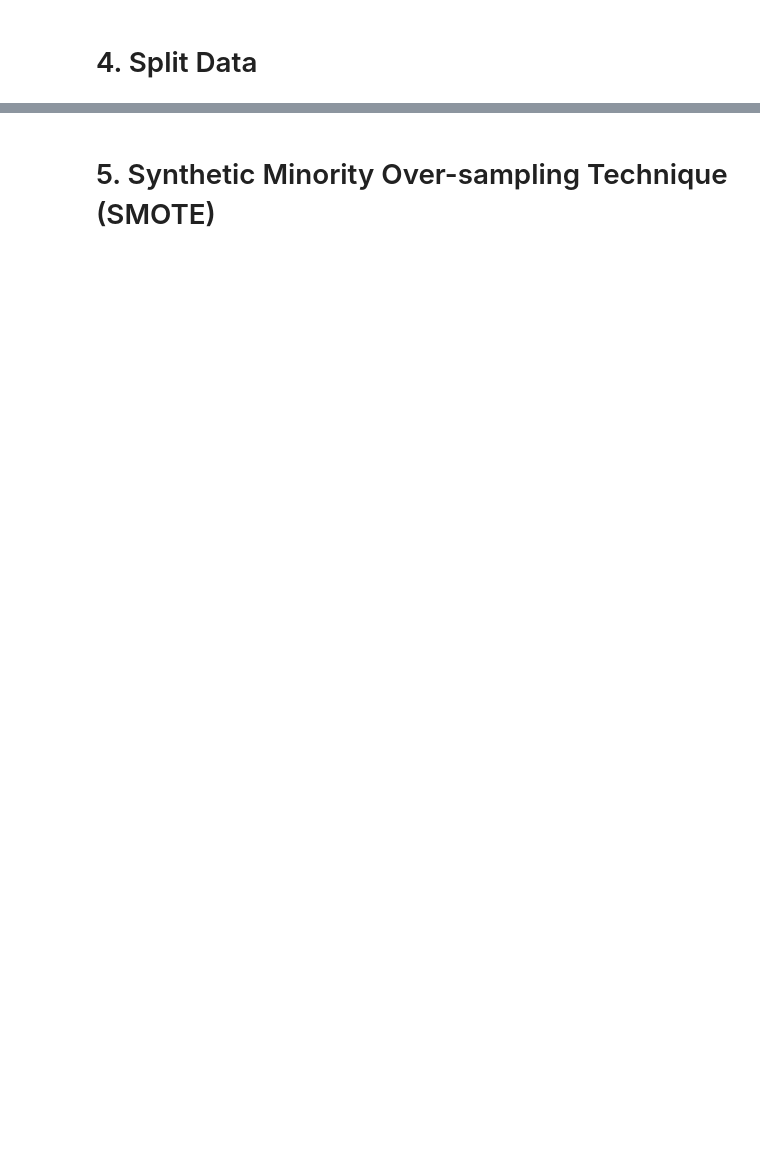
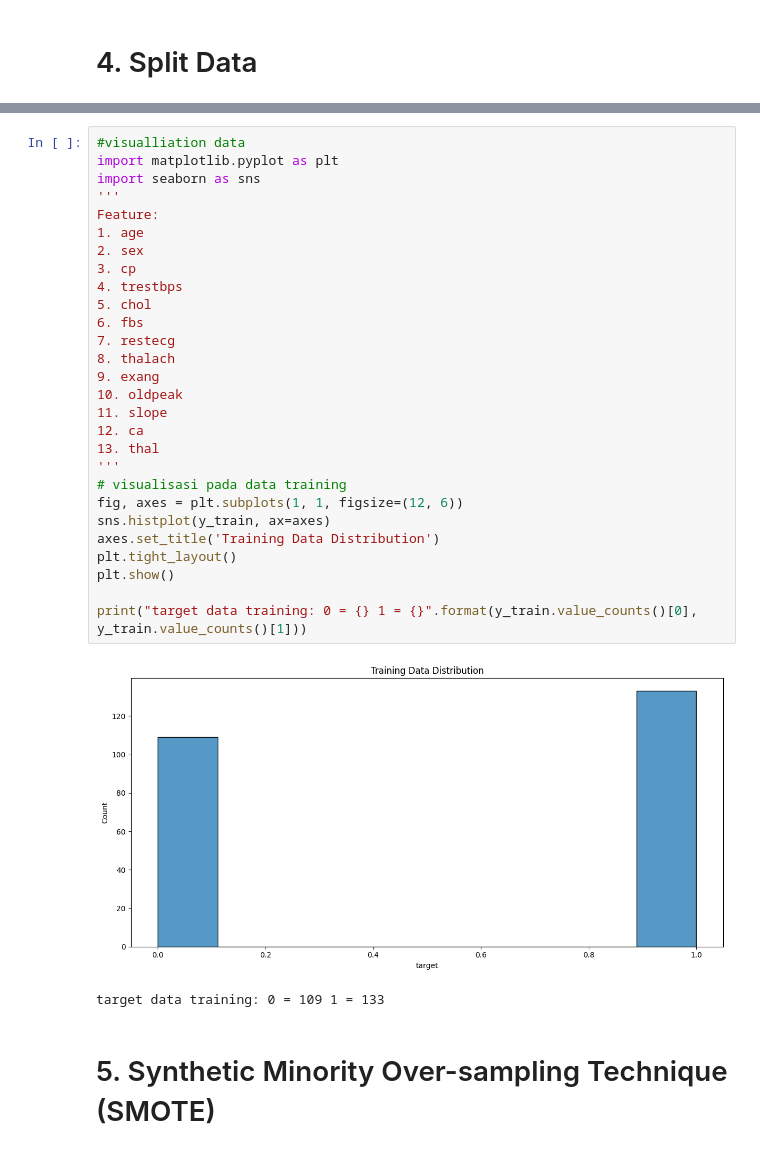
Before and after one commit to Alvi399/Heart-Disease-Classification, a Jupyter notebook: workspace.ipynb, the cells around one changed output, grey strips where cells are left out. Drawn from its saved outputs; the diff is of its cells as text; blank space fills up the shorter version.

```diff
--- a/workspace.ipynb
+++ b/workspace.ipynb
@@ -154,4 +180,35 @@ print(X_test)
 '\n    Feature scaling is a method used to standardize the range of independent variables or features of data.\n    In data processing, it is also known as data normalization and is generally performe ...
+# %%
+#visualliation data
+import matplotlib.pyplot as plt
+import seaborn as sns
+'''
+Feature:
+1. age
+2. sex
+3. cp
+4. trestbps
+5. chol
+6. fbs
+7. restecg
+8. thalach
+9. exang
+10. oldpeak
+11. slope
+12. ca
+13. thal
+'''
+# visualisasi pada data training
+fig, axes = plt.subplots(1, 1, figsize=(12, 6))
+sns.histplot(y_train, ax=axes)
+axes.set_title('Training Data Distribution')
+plt.tight_layout()
+plt.show()
+
+print("target data training: 0 = {} 1 = {}".format(y_train.value_counts()[0], y_train.value_counts()[1]))
+# %% [output]
+[figure, added]
+target data training: 0 = 109 1 = 133
 # %% [markdown]
 # 5. Synthetic Minority Over-sampling Technique (SMOTE)
 # %%
```
Also changed, not shown: parts of 11 cells of this notebook, 17 other files.
